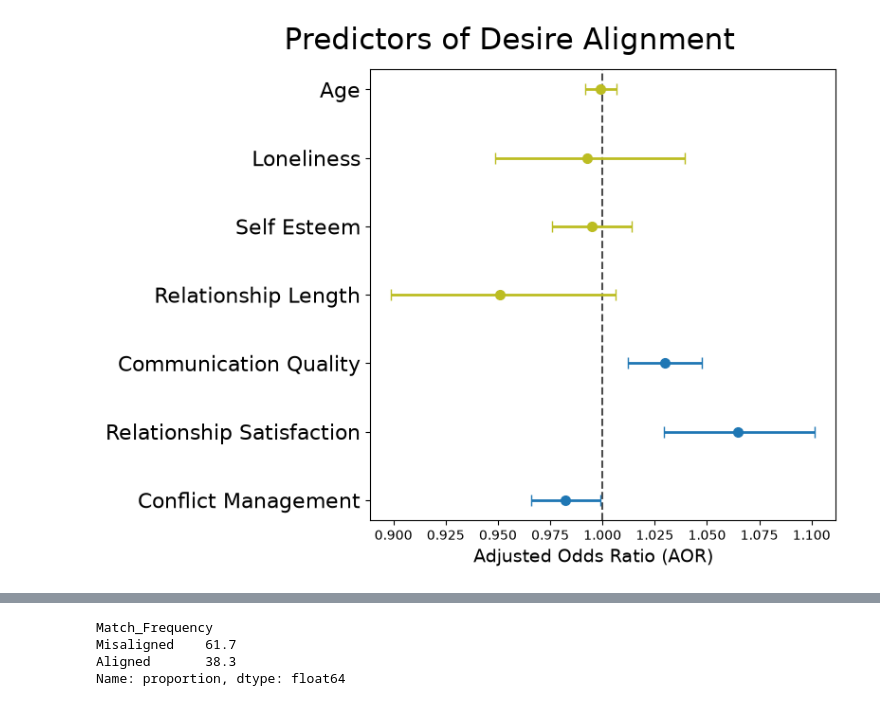
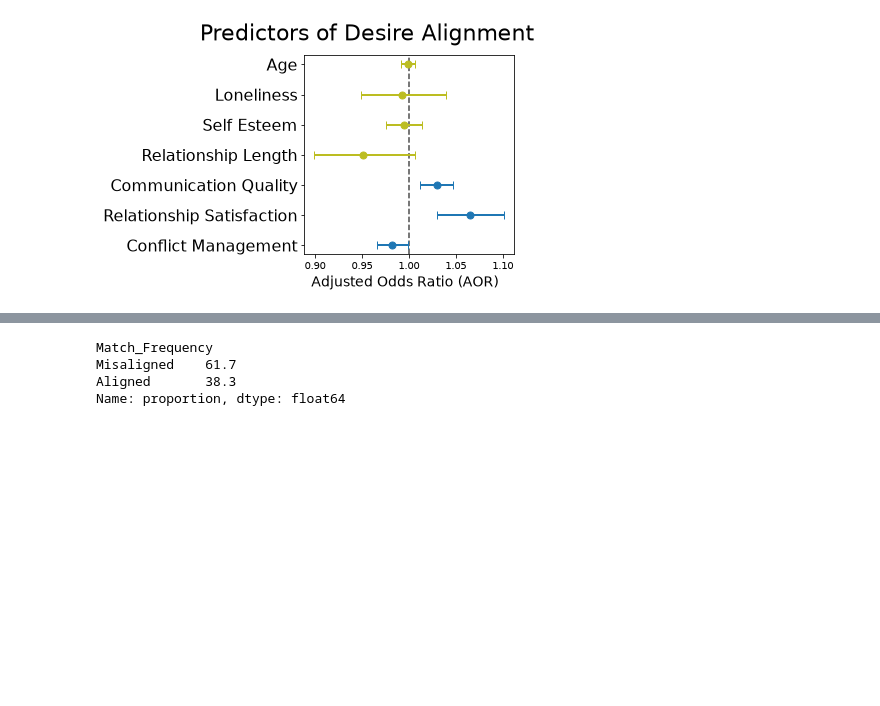
Before and after one commit to EdgardoCS/touchCouples, a Jupyter notebook: 6-2-Alignment_stats.ipynb, the cells around one changed output, grey strips where cells are left out. Saved outputs shown, nothing was run; the diff lists cells and outputs as text; code cells hidden in the pictures; blank space fills up the shorter version.

```diff
--- a/6-2-Alignment_stats.ipynb
+++ b/6-2-Alignment_stats.ipynb
@@ -132,5 +183,5 @@ Significant predictors found: 7
 # %%
-final_formula = "Match_Desire_n ~ " + " + ".join(significant_predictors_d)
+final_formula = "Match_Desire_n ~ " + " + ".join(significant_predictors)
 
 # Using GEE with a Binomial family acts as a logistic regression that adjusts StdErrs for couples
 final_model_d = smf.gee(final_formula,
@@ -145,6 +196,11 @@ results_df = pd.DataFrame({
     'Upper CI': np.exp(final_model_d.conf_int()[1]),
     'p-value': final_model_d.pvalues
 })
+# %%
+results_df = results_df.reset_index().rename(columns={'index': 'Predictors'})
+# %%
+results_df['Category'] = results_df['Predictors'].map(category_mapping)
+results_df['Category'] = results_df['Category'].fillna('Intercept')
 # %%
 # 1. Create a dictionary to rename the index rows directly
 rename_dict = {
@@ -157,8 +213,4 @@ rename_dict = {
     'Communication_Quality': 'Communication Quality'
 }
 
-results_df = results_df.rename(index=rename_dict)
-results_df = results_df.reset_index().rename(columns={'index': 'Variable'})
-
-results_df["err_lower"] = results_df["AOR"] - results_df["Lower CI"]
-results_df["err_upper"] = results_df["Upper CI"] - results_df["AOR"]
+results_df['Predictors'] = results_df['Predictors'].replace(rename_dict)
@@ -168,5 +225,4 @@ plot_df = plot_df.drop([0]).reset_index(drop=True)
 # %%
-plt.figure(figsize=(8, 6))
 plt.style.use('default')
 
 # 3. Create colors based on significance (p < 0.05)
@@ -182,35 +238,35 @@ for idx, (i, row) in enumerate(plot_df.iterrows()):
         ecolor=colors[idx],
         capsize=4,
         markersize=7,
         linewidth=2
     )
 
 plt.axvline(x=1.0, color='black', linestyle='--', alpha=0.7, zorder=0)
 
-plt.yticks(range(len(plot_df)), plot_df['Variable'], fontsize=16)
+plt.yticks(range(len(plot_df)), plot_df['Predictors'], fontsize=16)
 plt.xlabel(
     # "Adjusted Odds Ratio (AOR)\n<-- Decreases Odds of Alignment | Increases Odds of Alignment -->",
     "Adjusted Odds Ratio (AOR)",
     x=0.48,
     ha='center',
     fontsize=14)
 
 plt.title("Predictors of Desire Alignment", fontsize=22,
           pad=15, loc='center', x=0.3)
 
 custom_lines = [Line2D([0], [0], color='#1f77b4', lw=3, marker='o'),
                 Line2D([0], [0], color='#bcbd22', lw=3, marker='o')]
 
 # plt.legend(custom_lines, ['Significant (p < .05)', 'Not Significant'], loc='lower right', fontsize=16)
 
 plt.tight_layout()
 
 plt.gca().invert_yaxis()
 
 # plt.savefig("output/img/alignment/desire2.png",dpi=300, bbox_inches='tight')
 plt.show()
 # %% [output]
-[figure, old version]
+[figure, new version]
 # %%
 sns.set_context("poster")
 
```
Also changed, not shown: parts of 7 cells of this notebook, 10 other files.
